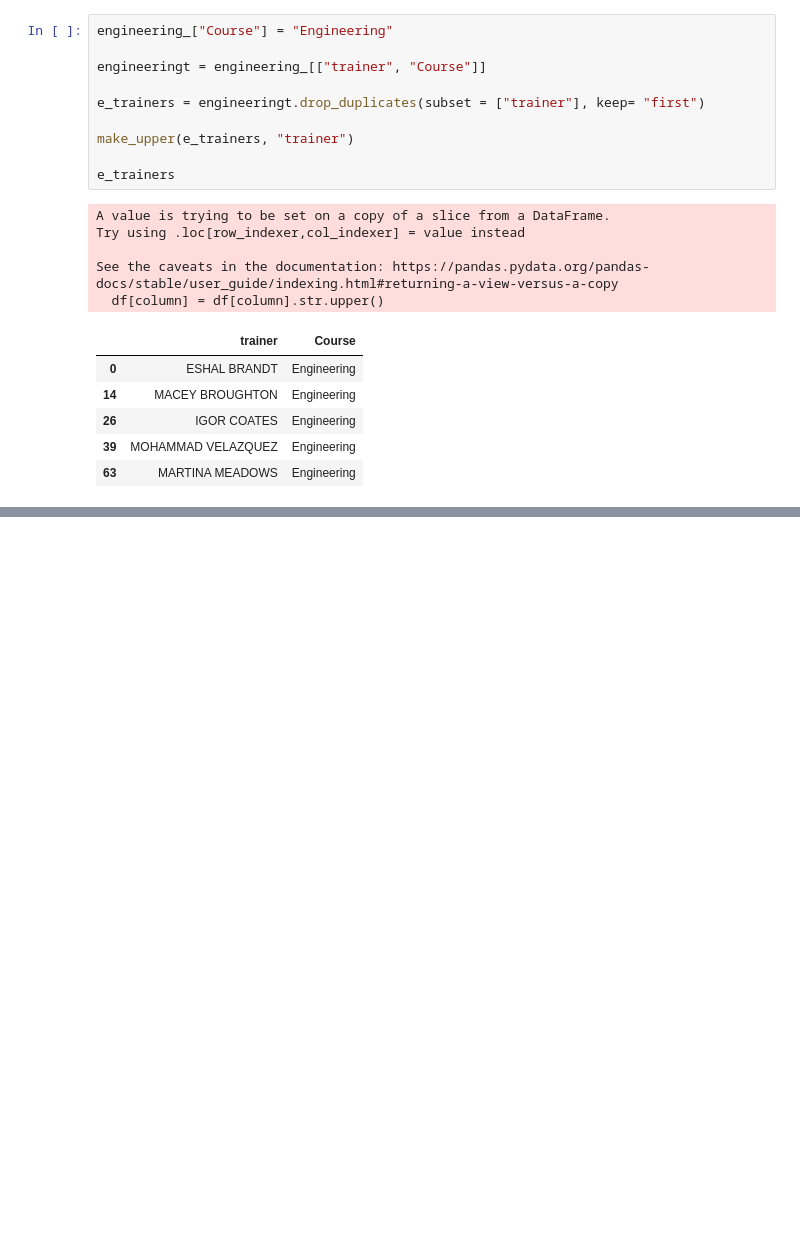
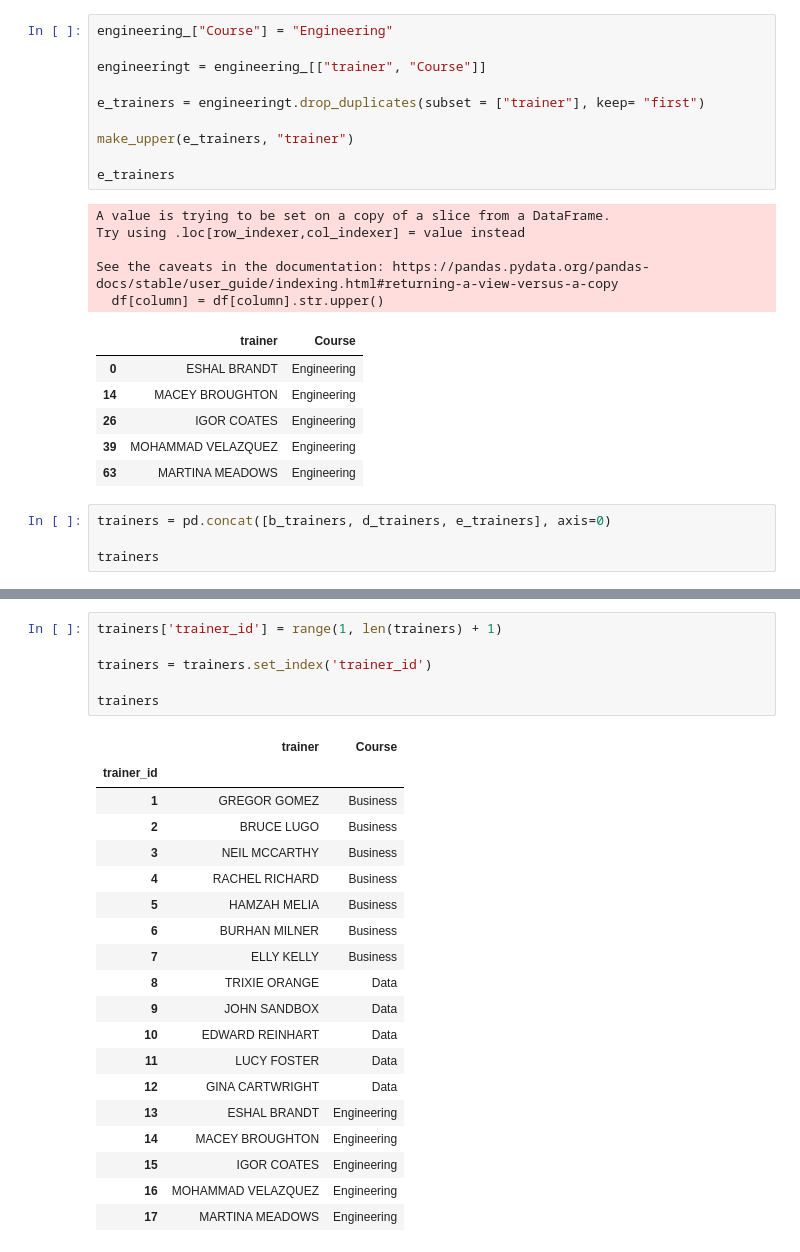
Before and after one commit to GurjinderB/SpartaGlobalETLPipeline, a Jupyter notebook: academy_trainers.ipynb, the cells around one changed output, grey strips where cells are left out. Cells and saved outputs as stored; diff of their text form; blank space fills up the shorter version.

```diff
--- a/academy_trainers.ipynb
+++ b/academy_trainers.ipynb
@@ -183,3 +183,7 @@ See the caveats in the documentation: https://pandas.pydata.org/pandas-docs/stab
 | 26 | IGOR COATES | Engineering |
 | 39 | MOHAMMAD VELAZQUEZ | Engineering |
 | 63 | MARTINA MEADOWS | Engineering |
+# %%
+trainers = pd.concat([b_trainers, d_trainers, e_trainers], axis=0)
+
+trainers
@@ -185,0 +209,26 @@ See the caveats in the documentation: https://pandas.pydata.org/pandas-docs/stab
+# %%
+trainers['trainer_id'] = range(1, len(trainers) + 1)
+
+trainers = trainers.set_index('trainer_id')
+
+trainers
+# %% [output]
+|  | trainer | Course |
+| trainer_id |  |  |
+| 1 | GREGOR GOMEZ | Business |
+| 2 | BRUCE LUGO | Business |
+| 3 | NEIL MCCARTHY | Business |
+| 4 | RACHEL RICHARD | Business |
+| 5 | HAMZAH MELIA | Business |
+| 6 | BURHAN MILNER | Business |
+| 7 | ELLY KELLY | Business |
+| 8 | TRIXIE ORANGE | Data |
+| 9 | JOHN SANDBOX | Data |
+| 10 | EDWARD REINHART | Data |
+| 11 | LUCY FOSTER | Data |
+| 12 | GINA CARTWRIGHT | Data |
+| 13 | ESHAL BRANDT | Engineering |
+| 14 | MACEY BROUGHTON | Engineering |
+| 15 | IGOR COATES | Engineering |
+| 16 | MOHAMMAD VELAZQUEZ | Engineering |
+| 17 | MARTINA MEADOWS | Engineering |
```
Also changed, not shown: parts of 1 cell of this notebook.
